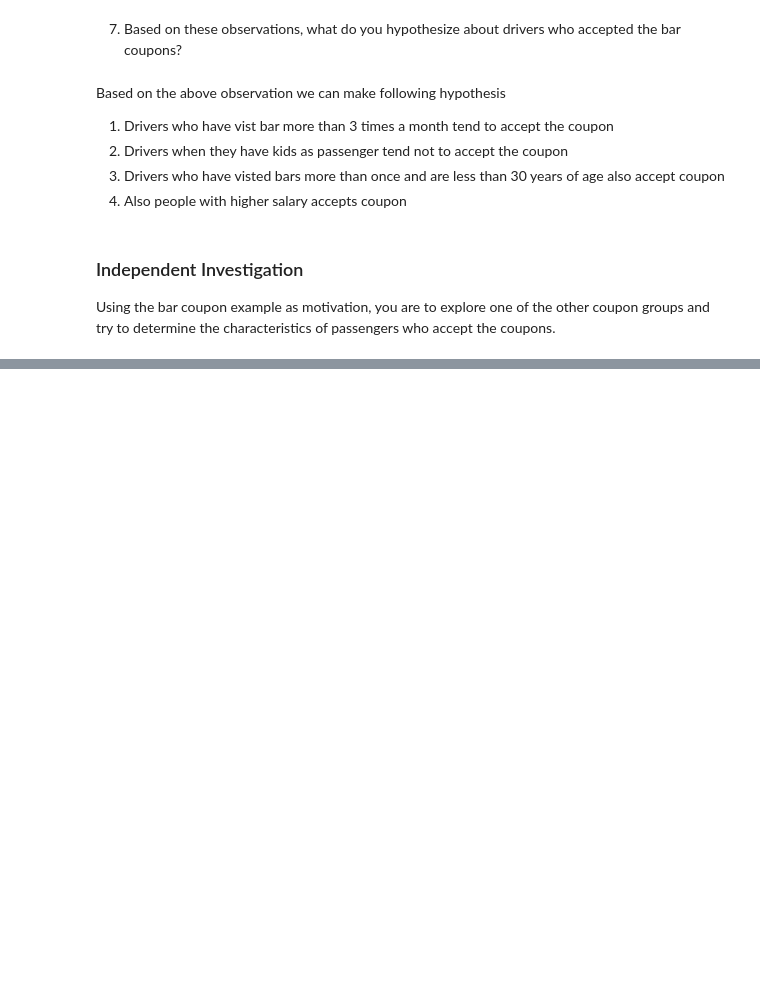
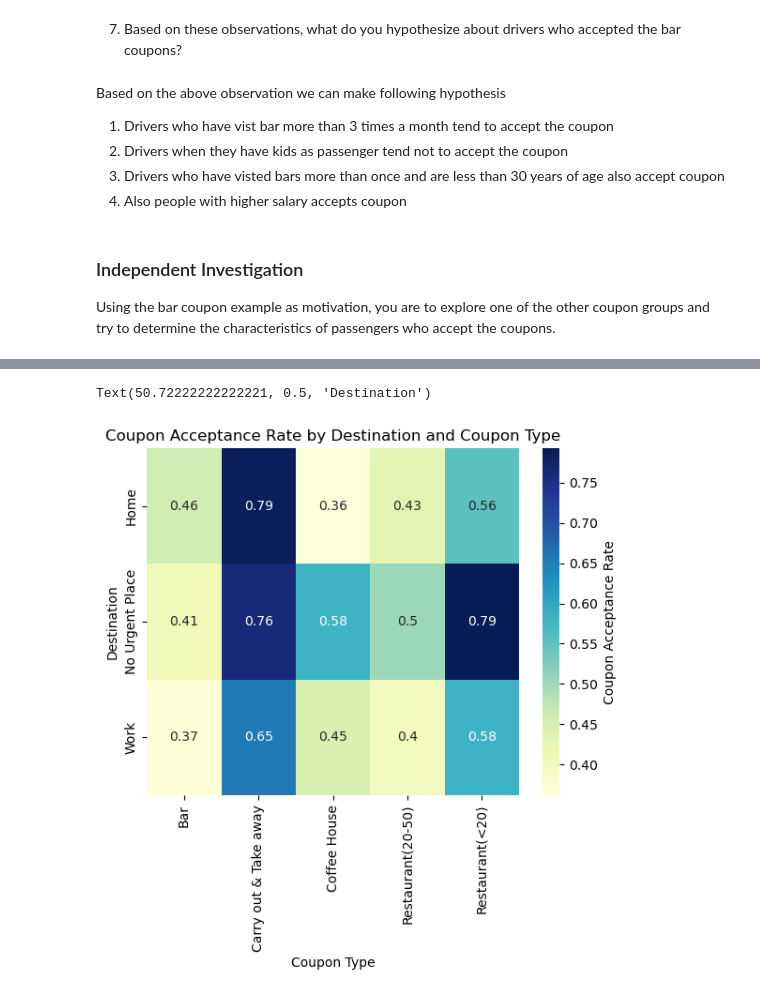
Before and after one commit to rsingh09/coupon-acceptance, a Jupyter notebook: prompt.ipynb, the cells around one changed output, grey strips where cells are left out. Saved outputs shown, nothing was run; the diff lists cells and outputs as text; code cells hidden in the pictures; blank space fills up the shorter version.

```diff
--- a/prompt.ipynb
+++ b/prompt.ipynb
@@ -278,0 +323,8 @@ Using the bar coupon example as motivation, you are to explore one of the other
+# %%
+sns.heatmap(heatmap_data, annot=True, cmap='YlGnBu', cbar_kws={'label': 'Coupon Acceptance Rate'})
+plt.title('Coupon Acceptance Rate by Destination and Coupon Type')
+plt.xlabel('Coupon Type')
+plt.ylabel('Destination')
+# %% [output]
+Text(50.72222222222221, 0.5, 'Destination')
+[figure, added]
```
Also changed, not shown: parts of 13 cells of this notebook, 1 other file.
